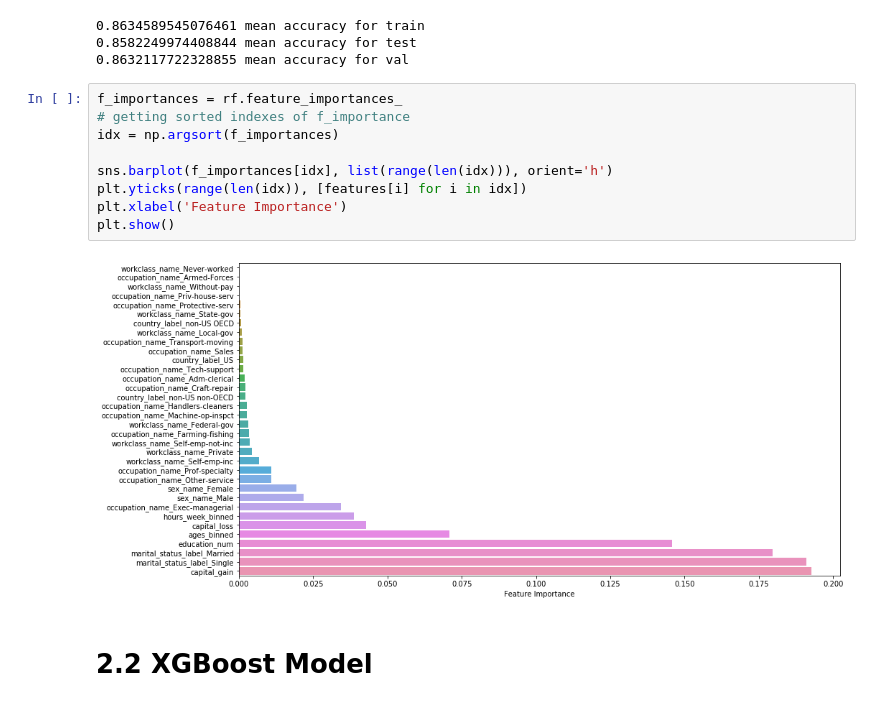
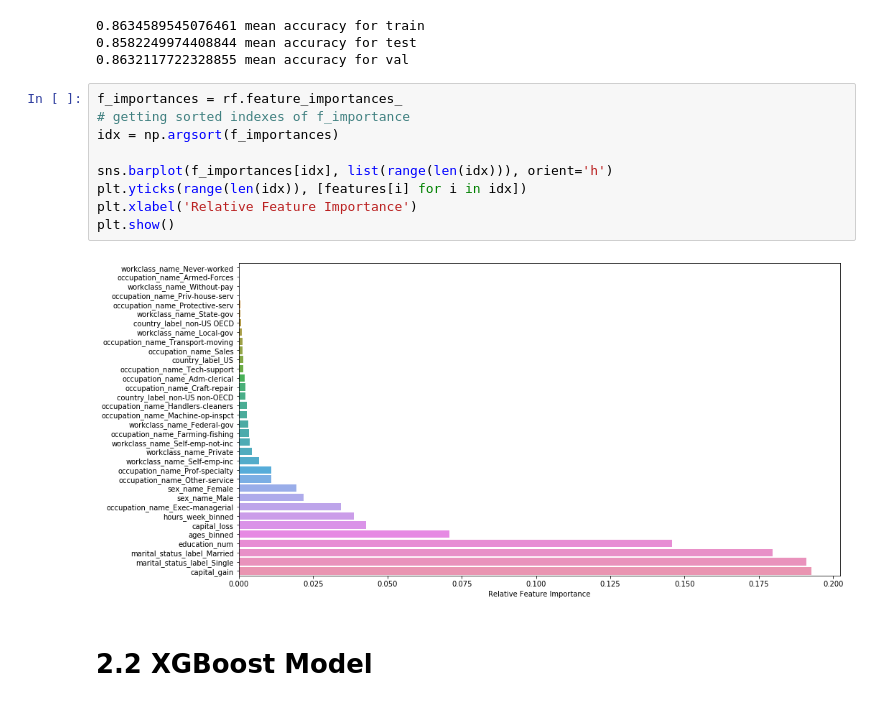
Before and after one commit to julian-lewis/data-scientist-exercise01, a Jupyter notebook: notebooks/Exercise 01.ipynb, the cells around one changed output. Cells and saved outputs as stored; diff of their text form.

```diff
--- a/notebooks/Exercise 01.ipynb
+++ b/notebooks/Exercise 01.ipynb
@@ -435,14 +435,14 @@ print(f'{rf.score(X_val, y_val)} mean accuracy for val')
 # %%
 f_importances = rf.feature_importances_
 # getting sorted indexes of f_importance
 idx = np.argsort(f_importances)
 
 sns.barplot(f_importances[idx], list(range(len(idx))), orient='h')
 plt.yticks(range(len(idx)), [features[i] for i in idx])
-plt.xlabel('Feature Importance')
+plt.xlabel('Relative Feature Importance')
 plt.show()
 # %% [output]
-[figure, old version]
+[figure, new version]
 # %% [markdown]
 # 2.2 XGBoost Model
 # %%
```
Also changed, not shown: parts of 6 cells of this notebook, 7 other files.
